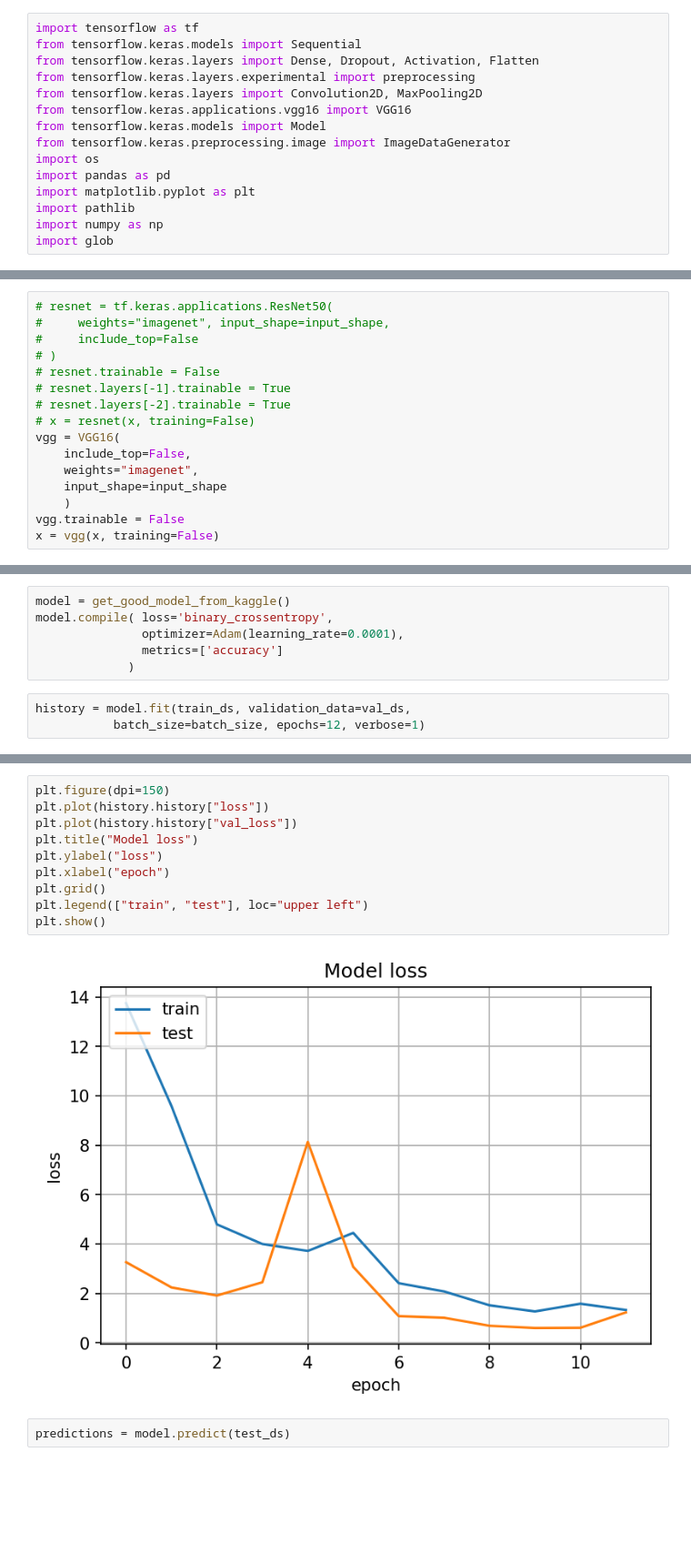
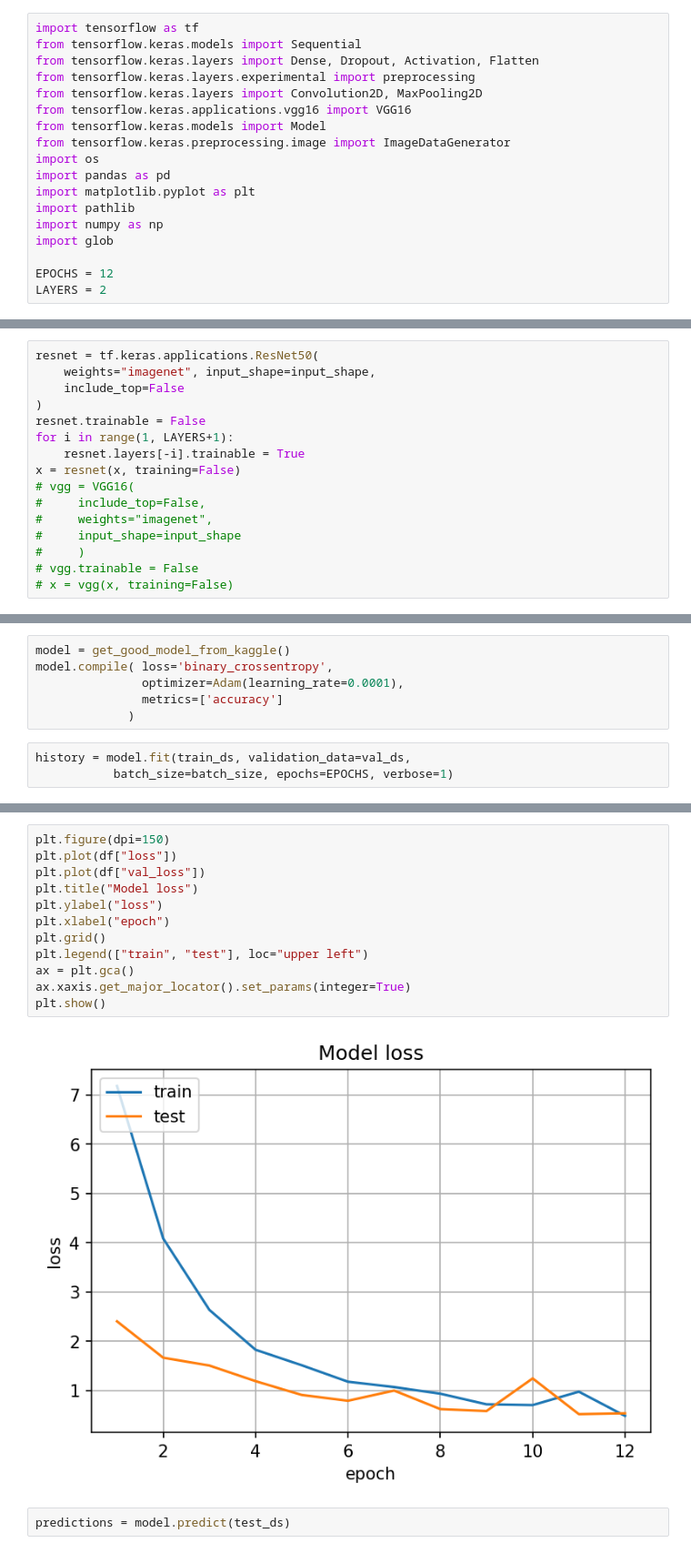
Before and after one commit to mateuszGorczany/CovidAnalysis, a Jupyter notebook: covid.ipynb, the cells around one changed output, grey strips where cells are left out. Shown: that part at 91% size. Drawn from its saved outputs; the diff is of its cells as text; blank space fills up the shorter version.

Commit message:
Added fixed ipynb file and requirements files
covid.ipynb changes:
- plot ticks as integers
- plot range - from 1 to number of epochs
- added variables for number of epochs and layers

```diff
--- a/covid.ipynb
+++ b/covid.ipynb
@@ -13,6 +13,9 @@ import matplotlib.pyplot as plt
 import pathlib
 import numpy as np
 import glob
+
+EPOCHS = 12
+LAYERS = 2
 # %%
 AUTOTUNE = tf.data.AUTOTUNE
 # %%
@@ -153,21 +156,21 @@ x = data_augmentation(inputs)
 # Rescale image values to [0, 1]
 x = preprocessing.Rescaling(1.0 / 255)(x)
 # %%
-# resnet = tf.keras.applications.ResNet50(
-#     weights="imagenet", input_shape=input_shape,
-#     include_top=False
-# )
-# resnet.trainable = False
-# resnet.layers[-1].trainable = True
-# resnet.layers[-2].trainable = True
-# x = resnet(x, training=False)
-vgg = VGG16(
-    include_top=False,
-    weights="imagenet",
-    input_shape=input_shape
-    )
-vgg.trainable = False
-x = vgg(x, training=False)
+resnet = tf.keras.applications.ResNet50(
+    weights="imagenet", input_shape=input_shape,
+    include_top=False
+)
+resnet.trainable = False
+for i in range(1, LAYERS+1):
+    resnet.layers[-i].trainable = True
+x = resnet(x, training=False)
+# vgg = VGG16(
+#     include_top=False,
+#     weights="imagenet",
+#     input_shape=input_shape
+#     )
+# vgg.trainable = False
+# x = vgg(x, training=False)
 # %%
 x = Flatten()(x)
 x = Dense(256, activation="relu")(x)
@@ -218,6 +221,6 @@ model.compile( loss='binary_crossentropy',
              )
 # %%
 history = model.fit(train_ds, validation_data=val_ds,
-           batch_size=batch_size, epochs=12, verbose=1)
+           batch_size=batch_size, epochs=EPOCHS, verbose=1)
 # %% [output]
 Epoch 1/12
@@ -280,15 +285,17 @@ plt.show()
 # %%
 plt.figure(dpi=150)
-plt.plot(history.history["loss"])
-plt.plot(history.history["val_loss"])
+plt.plot(df["loss"])
+plt.plot(df["val_loss"])
 plt.title("Model loss")
 plt.ylabel("loss")
 plt.xlabel("epoch")
 plt.grid()
 plt.legend(["train", "test"], loc="upper left")
+ax = plt.gca()
+ax.xaxis.get_major_locator().set_params(integer=True)
 plt.show()
 # %% [output]
-[figure, old version]
+[figure, new version]
 # %%
 predictions = model.predict(test_ds)
 # %%
```
Also changed, not shown: parts of 9 cells of this notebook, 2 other files.
